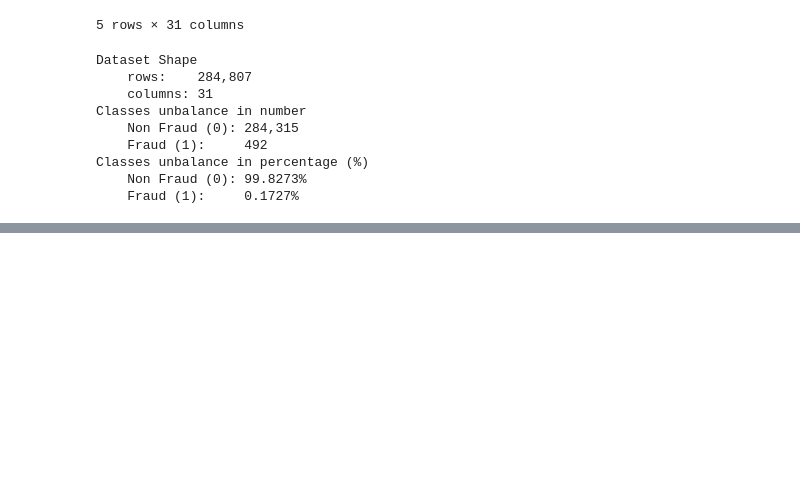
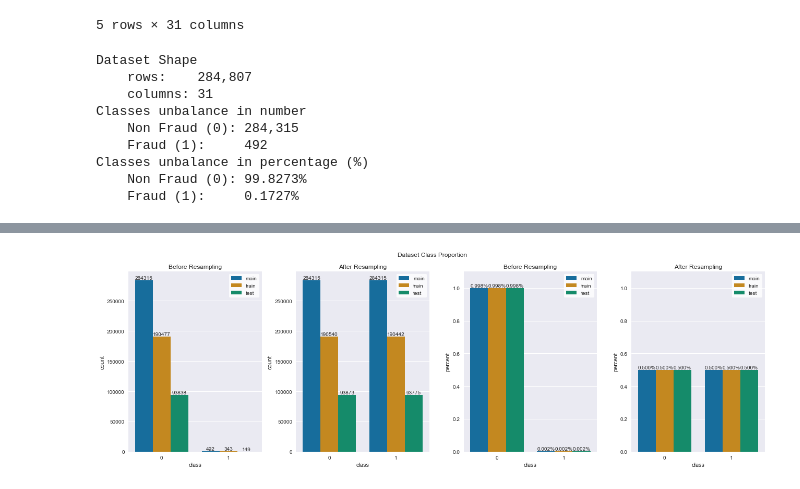
Before and after one commit to gerardovitale/fraud-detection, a Jupyter notebook: notebooks/src/ros_experiment.ipynb, the cells around one changed output, grey strips where cells are left out. Drawn from its saved outputs; the diff is of its cells as text; code cells hidden in the pictures; blank space fills up the shorter version.

```diff
--- a/notebooks/src/ros_experiment.ipynb
+++ b/notebooks/src/ros_experiment.ipynb
@@ -175,0 +159,12 @@ get_model_metric_comparison(metrics, metrics_resampled)
+# %%
+## comparing some DataFrame metrics before and after resampling
+# it can be noted that the minority class (fraud) grown significantly
+# the proportion of the two clases was maintained
+data_metrics = data_metrics + \
+    get_data_metrics(y_train, 'train', EXP_ID, False) + \
+    get_data_metrics(y_train_resampled, 'train', EXP_ID, True) + \
+    get_data_metrics(y_test, 'test', EXP_ID, False) + \
+    get_data_metrics(y_test_resampled, 'test', EXP_ID, True)
+
+df_data_metrics = pd.DataFrame(data_metrics)
+df_data_metrics
@@ -175,0 +185,68 @@ get_model_metric_comparison(metrics, metrics_resampled)
+# %%
+_ = plt.figure(figsize=[18,6])
+plt.suptitle('Dataset Class Proportion')
+
+before = df_data_metrics[~df_data_metrics['is_resampled']]
+after = df_data_metrics[df_data_metrics['is_resampled']]
+
+## magtitudes
+# before
+plt.subplot(1,4,1)
+ax = sns.barplot(
+    data=before,
+    x='class',
+    y='count',
+    hue='subset',
+    palette='colorblind')
+for container in ax.containers:
+    ax.bar_label(container)
+plt.title('Before Resampling')
+plt.legend(frameon=True).get_frame().set_color('white')
+
+# after
+plt.subplot(1,4,2)
+ax = sns.barplot(
+    data=after,
+    x='class',
+    y='count',
+    hue='subset',
+    palette='colorblind')
+for container in ax.containers:
+    ax.bar_label(container)
+plt.title('After Resampling')
+plt.legend(frameon=True).get_frame().set_color('white')
+
+## percentages
+FMT = '%.3f%%'
+
+# before
+plt.subplot(1,4,3)
+ax = sns.barplot(
+    data=before,
+    x='class',
+    y='percent',
+    hue='subset',
+    palette='colorblind')
+for container in ax.containers:
+    ax.bar_label(container, fmt=FMT)
+plt.title('Before Resampling')
+plt.ylim([0,1.1])
+plt.legend(frameon=True).get_frame().set_color('white')
+
+# after
+plt.subplot(1,4,4)
+ax = sns.barplot(
+    data=after,
+    x='class',
+    y='percent',
+    hue='subset',
+    palette='colorblind')
+for container in ax.containers:
+    ax.bar_label(container, fmt=FMT)
+plt.title('After Resampling')
+plt.ylim([0,1.1])
+plt.legend(frameon=True).get_frame().set_color('white')
+
+plt.tight_layout()
+# %% [output]
+[figure, added]
```
Also changed, not shown: parts of 23 cells of this notebook.
